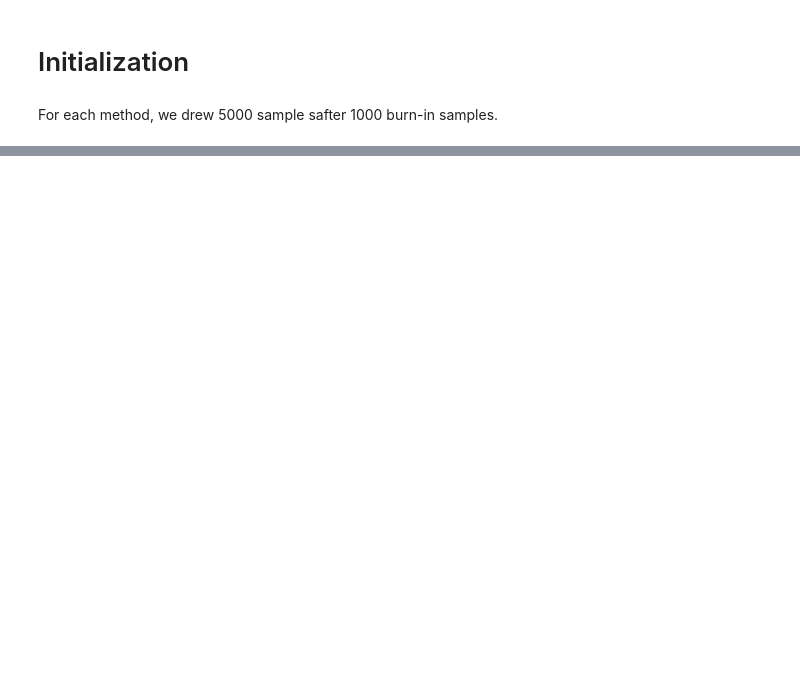
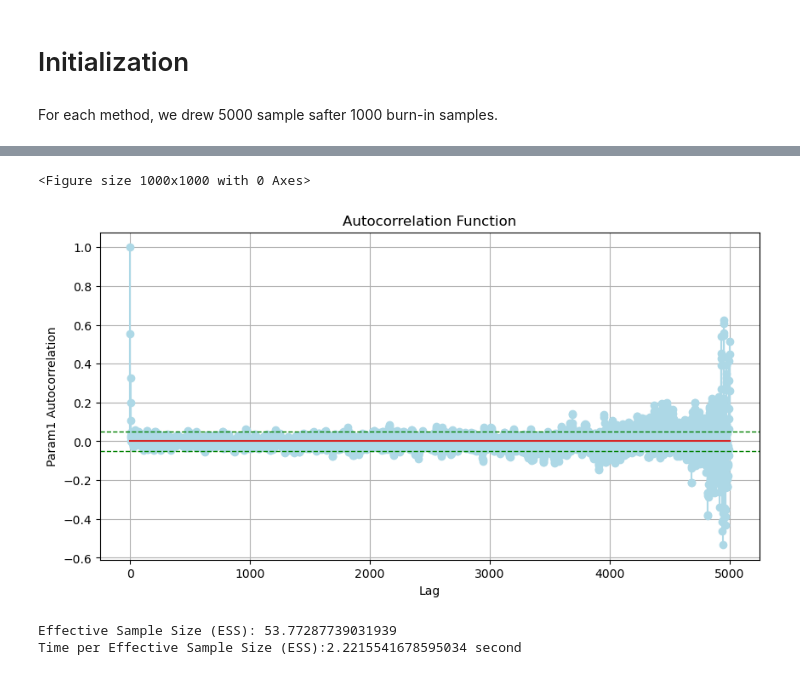
Before and after one commit to GangYang-gy/ToyHMC, a Jupyter notebook: Standard-HMCsampler.ipynb, the cells around one changed output, grey strips where cells are left out. Saved outputs shown, nothing was run; the diff lists cells and outputs as text; code cells hidden in the pictures; blank space fills up the shorter version.

```diff
--- a/Standard-HMCsampler.ipynb
+++ b/Standard-HMCsampler.ipynb
@@ -256,23 +81,23 @@ def plot_loglikelihood(A, alpha,save_file=None):
 # %% [markdown]
 For each method, we drew 5000 sample safter 1000 burn-in samples.
 # %%
-Nq = 2
+Nq = 1000
 q0 = np.random.normal(0, 1, Nq)
-#q0=x0 = np.array([5.2,0.5,1.03])
+
 # tunning hyperparameters: step size, the number of steps, mass matrix
 epsilon = 0.05
 L = 20
-
-n_samples = 500
-n_adapt = 100
+Msamples = 5000
+Madapt = 1000
 
 print("==============Start Sampling=============")
 t_start = time.time()
-hmc = standard_hmc(q0,f)
-samples = hmc(q0, epsilon, L, n_samples, n_adapt, logp=logp, grad=grad)
+hmc = standard_hmc(q0)
+samples = hmc.sampling(epsilon, L, Msamples, Madapt)
 
 t_stop = time.time()
 print("Sampling Completed in %0.2f seconds" % (t_stop - t_start))
+time_cost = t_stop - t_start
 # %% [output]
 ==============Start Sampling=============
 Acceptance_rate = 1.0
@@ -337,0 +115,17 @@ TypeError: unsupported operand type(s) for ** or pow(): 'list' and 'int'
+# %%
+max_lag=5000
+data = samples[:,1]
+
+hmc_tool = EvaluateHMC(data)
+ESS = hmc_tool.effective_sample_size(max_lag)
+hmc_tool.plot_autocorrelation(max_lag, label='Param1')
+print("Effective Sample Size (ESS):", ESS)
+
+
+TES = time_cost/ESS
+print("Time per Effective Sample Size (ESS):{} second".format(TES))
+# %% [output]
+<Figure size 1000x1000 with 0 Axes>
+[figure, added]
+Effective Sample Size (ESS): 53.77287739031939
+Time per Effective Sample Size (ESS):2.2215541678595034 second
```
Also changed, not shown: parts of 19 cells of this notebook, 1 other file.
